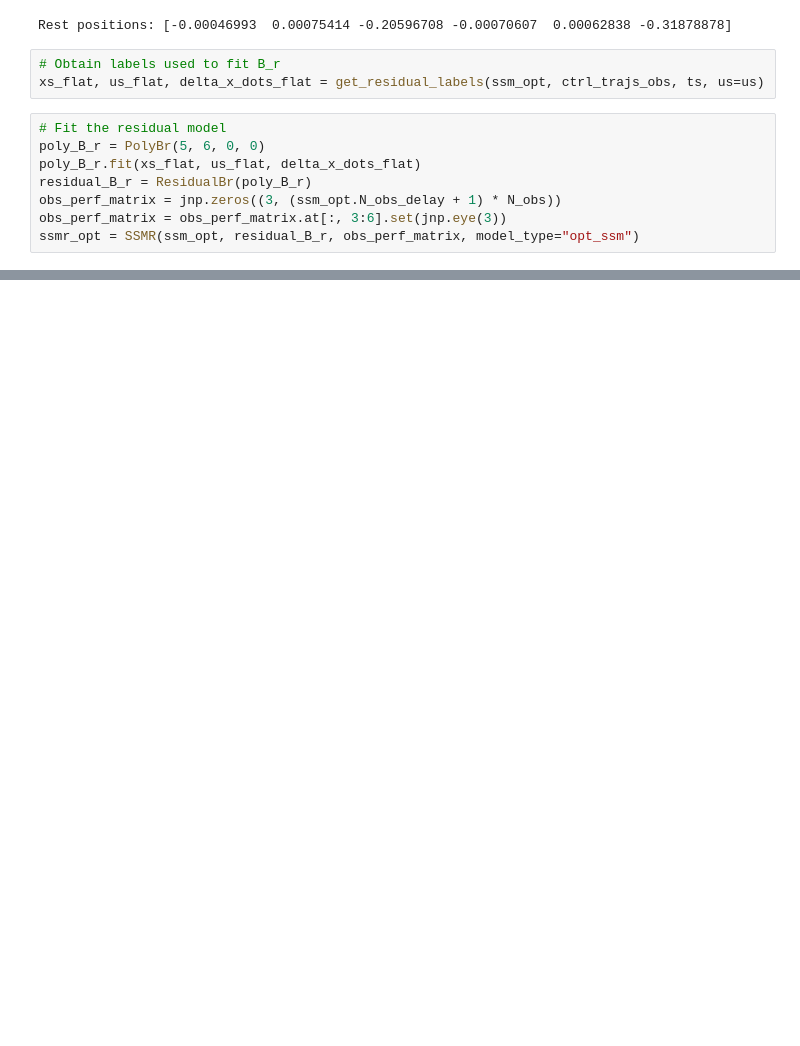
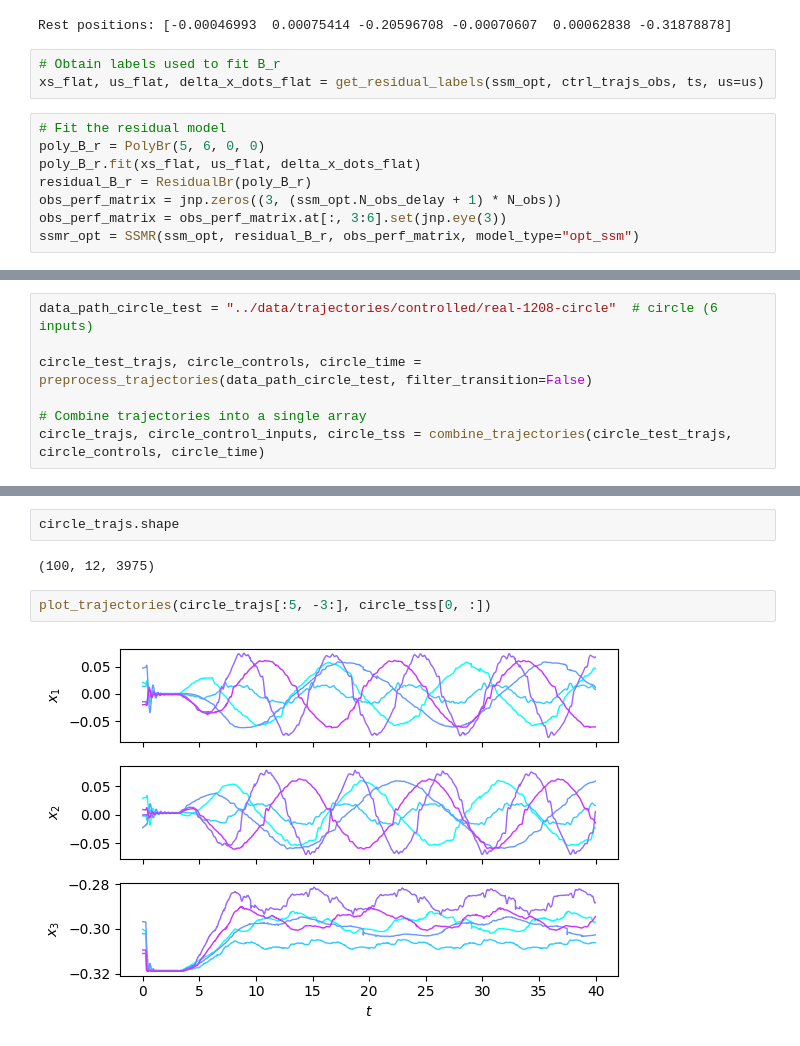
Before and after one commit to StanfordASL/trunk-stack, a Jupyter notebook: stack/main/scripts/fit_ssmr_opt.ipynb, the cells around one changed output, grey strips where cells are left out. Cells and saved outputs as stored; diff of their text form; blank space fills up the shorter version.

```diff
--- a/stack/main/scripts/fit_ssmr_opt.ipynb
+++ b/stack/main/scripts/fit_ssmr_opt.ipynb
@@ -494,0 +495,7 @@ ssmr_opt.save_model(model_path)
+# %%
+data_path_circle_test = "../data/trajectories/controlled/real-1208-circle"  # circle (6 inputs)
+
+circle_test_trajs, circle_controls, circle_time = preprocess_trajectories(data_path_circle_test, filter_transition=False)
+
+# Combine trajectories into a single array
+circle_trajs, circle_control_inputs, circle_tss = combine_trajectories(circle_test_trajs, circle_controls, circle_time)
@@ -494,0 +520,8 @@ ssmr_opt.save_model(model_path)
+# %%
+circle_trajs.shape
+# %% [output]
+(100, 12, 3975)
+# %%
+plot_trajectories(circle_trajs[:5, -3:], circle_tss[0, :])
+# %% [output]
+[figure, added]
```
Also changed, not shown: parts of 16 cells of this notebook, 1 other file.
